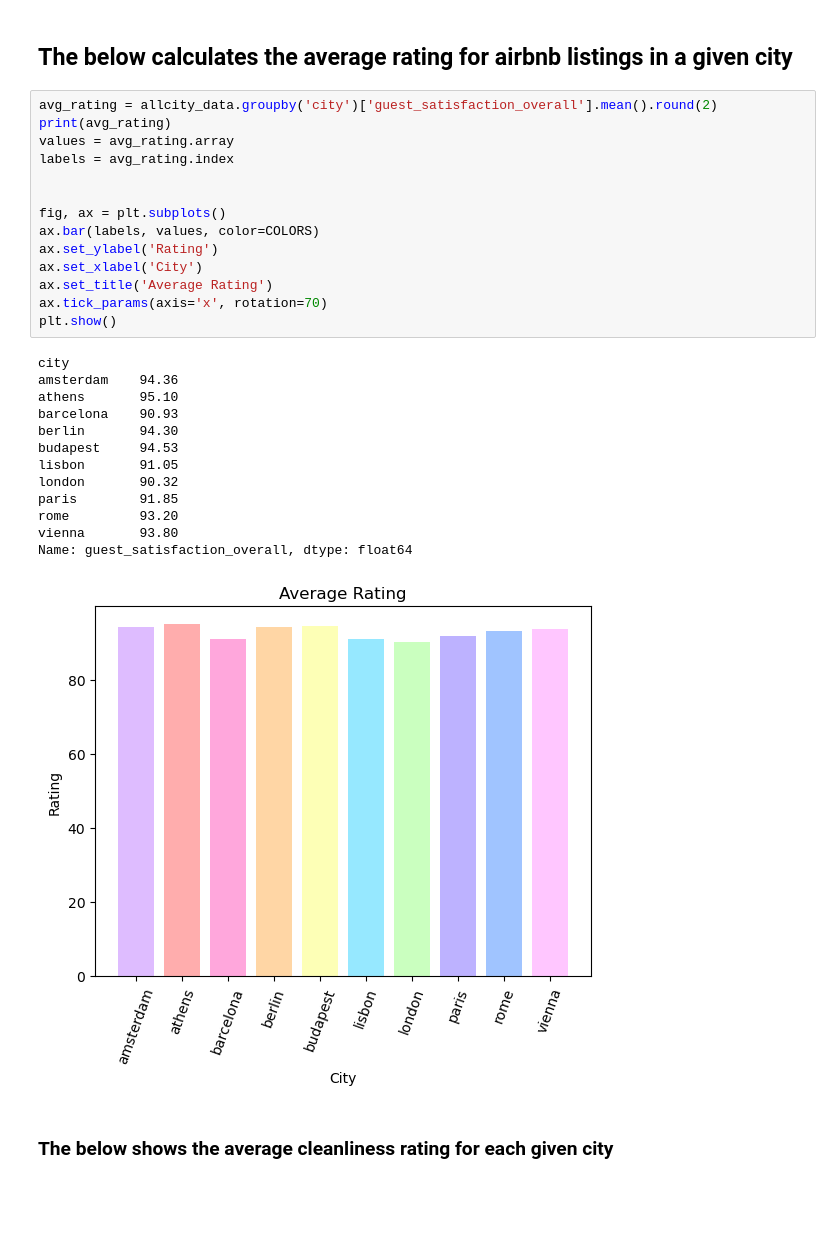
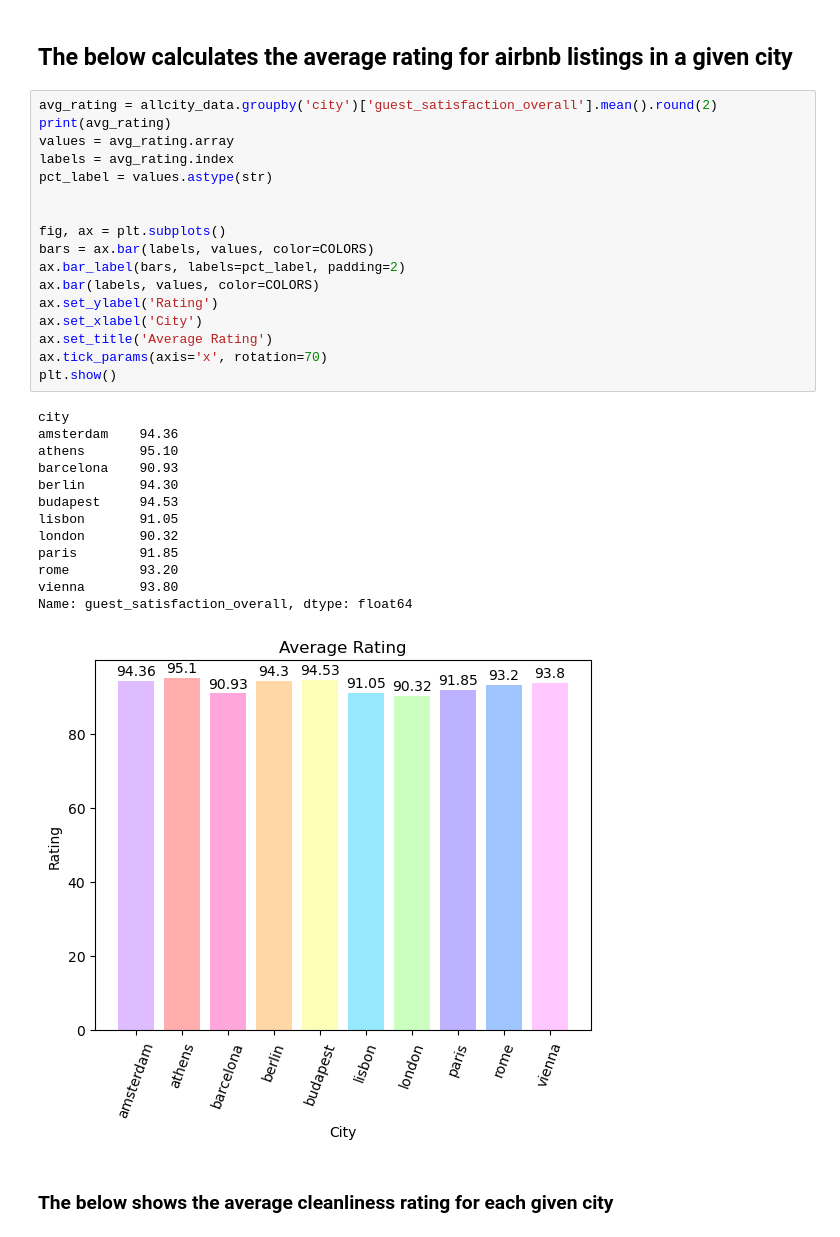
Before and after one commit to pomimon/2021-european-airbnb-analysis, a Jupyter notebook: Airbnb_all_weekdays_2021.ipynb, the cells around one changed output. Saved outputs shown, nothing was run; the diff lists cells and outputs as text; blank space fills up the shorter version.

Commit message:
Add percent labels to charts

```diff
--- a/Airbnb_all_weekdays_2021.ipynb
+++ b/Airbnb_all_weekdays_2021.ipynb
@@ -238,31 +238,34 @@ plt.show()
 # %%
 avg_rating = allcity_data.groupby('city')['guest_satisfaction_overall'].mean().round(2)
 print(avg_rating)
 values = avg_rating.array
 labels = avg_rating.index
+pct_label = values.astype(str)
 
 
 fig, ax = plt.subplots()
+bars = ax.bar(labels, values, color=COLORS)
+ax.bar_label(bars, labels=pct_label, padding=2)
 ax.bar(labels, values, color=COLORS)
 ax.set_ylabel('Rating')
 ax.set_xlabel('City')
 ax.set_title('Average Rating')
 ax.tick_params(axis='x', rotation=70)
 plt.show()
 # %% [output]
 city
 amsterdam    94.36
 athens       95.10
 barcelona    90.93
 berlin       94.30
 budapest     94.53
 lisbon       91.05
 london       90.32
 paris        91.85
 rome         93.20
 vienna       93.80
 Name: guest_satisfaction_overall, dtype: float64
-[figure, old version]
+[figure, new version]
 # %% [markdown]
 ### The below shows the average cleanliness rating for each given city
 # %%
```
Also changed, not shown: parts of 1 cell of this notebook.
